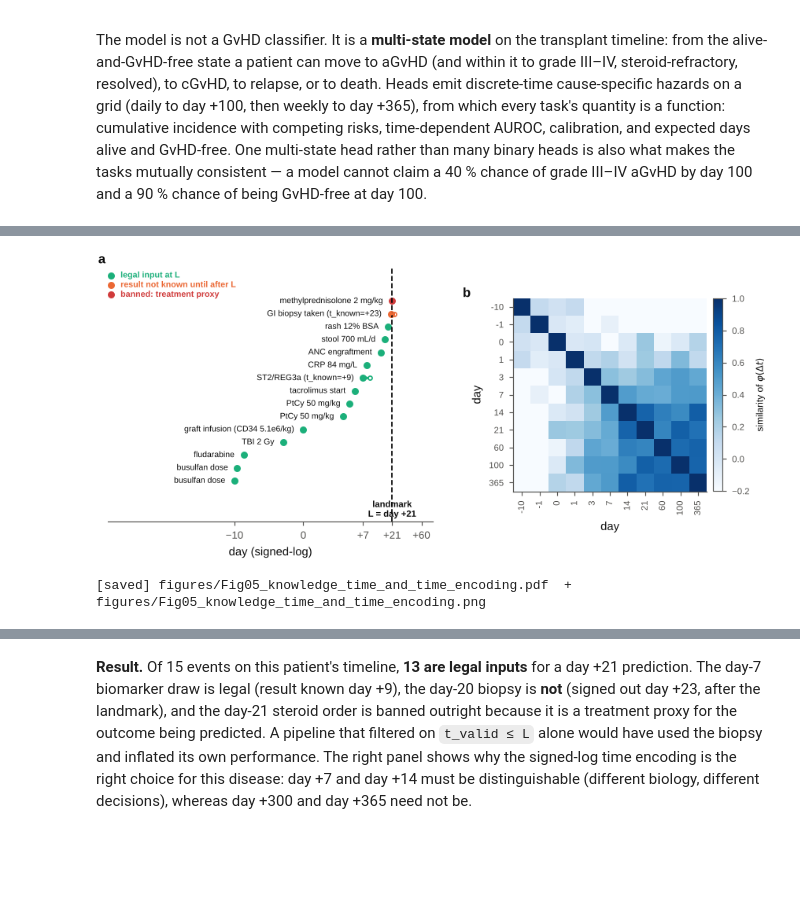
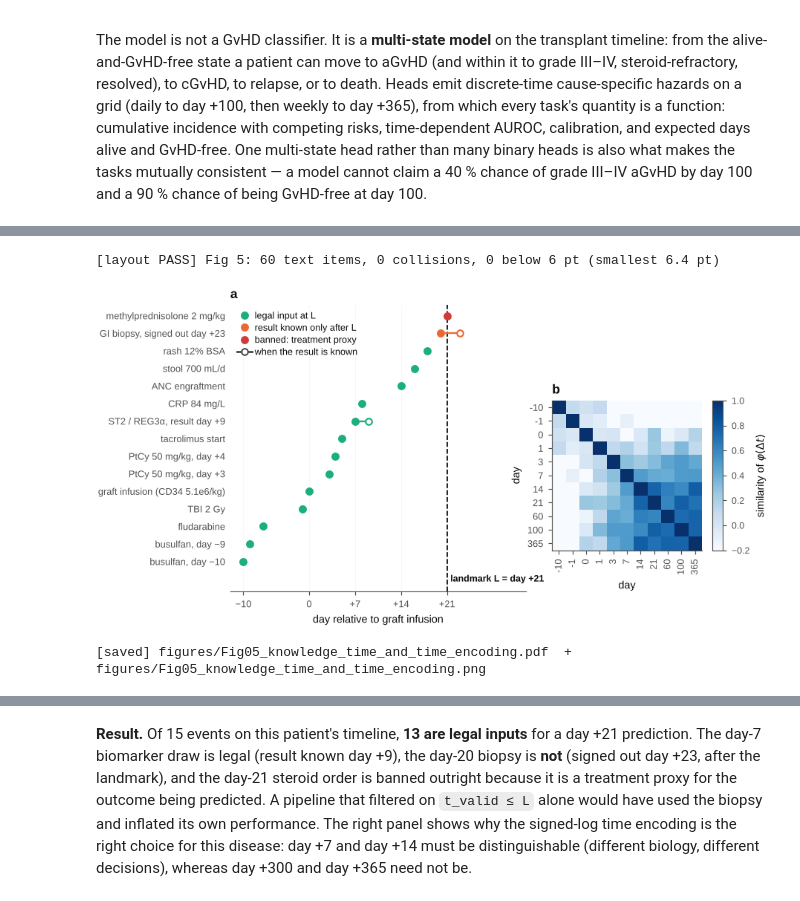
Before and after one commit to dhillonv10/benchmark-paper, a Jupyter notebook: ALLO_FM_GvHD_foundation_model.ipynb, the cells around one changed output, grey strips where cells are left out. Saved outputs shown, nothing was run; the diff lists cells and outputs as text; code cells hidden in the pictures; blank space fills up the shorter version.

```diff
--- a/ALLO_FM_GvHD_foundation_model.ipynb
+++ b/ALLO_FM_GvHD_foundation_model.ipynb
@@ -1141,65 +1237,58 @@ finish(fig, 4, 'architecture',
 # %%
 # ----------------------------------------------------------------------------- Figure 3: time encoding and the landmark mask, made concrete on one synthetic patient
 def phi(dt, k=6):
     """signed-log time features: sin/cos at several scales + the raw signed-log value (what the backbone receives)."""
     s = np.sign(dt) * np.log1p(np.abs(dt))
     return np.concatenate([[s]] + [[np.sin(s * 2 ** j), np.cos(s * 2 ** j)] for j in range(k)])
 
-EV = [(-10, 'busulfan dose', 'drug'), (-9, 'busulfan dose', 'drug'), (-7, 'fludarabine', 'drug'), (-1, 'TBI 2 Gy', 'proc'),
-      (0, 'graft infusion (CD34 5.1e6/kg)', 'proc'), (3, 'PtCy 50 mg/kg', 'drug'), (4, 'PtCy 50 mg/kg', 'drug'),
-      (5, 'tacrolimus start', 'drug'), (7, 'ST2/REG3a (t_known=+9)', 'assay'), (8, 'CRP 84 mg/L', 'lab'),
+EV = [(-10, 'busulfan, day −10', 'drug'), (-9, 'busulfan, day −9', 'drug'), (-7, 'fludarabine', 'drug'), (-1, 'TBI 2 Gy', 'proc'),
+      (0, 'graft infusion (CD34 5.1e6/kg)', 'proc'), (3, 'PtCy 50 mg/kg, day +3', 'drug'), (4, 'PtCy 50 mg/kg, day +4', 'drug'),
+      (5, 'tacrolimus start', 'drug'), (7, 'ST2 / REG3α, result day +9', 'assay'), (8, 'CRP 84 mg/L', 'lab'),
       (14, 'ANC engraftment', 'derived'), (16, 'stool 700 mL/d', 'stage'), (18, 'rash 12% BSA', 'stage'),
-      (20, 'GI biopsy taken (t_known=+23)', 'assay'), (21, 'methylprednisolone 2 mg/kg', 'drug*')]
+      (20, 'GI biopsy, signed out day +23', 'assay'), (21, 'methylprednisolone 2 mg/kg', 'drug*')]
 L = 21.0
 rows = []
 for t, lab, kind in EV:
     tk = t + (2 if 'ST2' in lab else 3 if 'biopsy' in lab else 0)
     rows.append(dict(event=lab, kind=kind, t_valid=t, t_known=tk, visible_at_L=(tk <= L), banned_proxy=kind.endswith('*')))
 ev = pd.DataFrame(rows)
 ev['usable for a day+21 prediction'] = np.where(ev.banned_proxy, 'NO (treatment proxy)', np.where(ev.visible_at_L, 'yes', 'NO (t_known > L)'))
-fig, axes = plt.subplots(1, 2, figsize=(FULL, 3.0), gridspec_kw=dict(width_ratios=[1.55, 1], wspace=.30))
-ax = axes[0]
+fig = plt.figure(figsize=(FULL, 3.6))
+axa = fig.add_axes([.285, .165, .395, .765]); axb = fig.add_axes([.715, .275, .20, .40])
+ax = axa; ax.set_axisbelow(True); ax.grid(axis='x', color=PAL['grid'], lw=.4)
 for i, r in ev.iterrows():
     ok = r['usable for a day+21 prediction'] == 'yes'
     c = PAL['aqua'] if ok else (PAL['bad'] if r.banned_proxy else PAL['orange'])
-    if r.t_known != r.t_valid:
-        ax.annotate('', xy=(np.log1p(r.t_known), i), xytext=(sx(r.t_valid), i),
-                    arrowprops=dict(arrowstyle='-|>', color=c, lw=1.0, mutation_scale=5, shrinkA=2, shrinkB=0))
-        ax.plot(np.log1p(r.t_known), i, 'o', color=c, ms=2.6, mfc='white', mew=.9)
-    ax.plot(sx(r.t_valid), i, 'o', color=c, ms=3.6)
-    ax.annotate(r.event, (sx(r.t_valid), i), textcoords='offset points', xytext=(-6, 0),
-                ha='right', va='center', fontsize=5.4, color=PAL['ink'])
-ax.axvline(np.log1p(L), color=PAL['ink'], ls='--', lw=.9)
-ax.text(np.log1p(L), -1.5, 'landmark\nL = day +21', fontsize=5.8, ha='center', va='top', fontweight='bold')
-ax.set_yticks([]); ax.set_xticks([sx(t) for t in (-10, 0, 7, 21, 60)])
-ax.set_xticklabels(['−10', '0', '+7', '+21', '+60'])
-ax.set_xlim(sx(-900), np.log1p(90)); ax.set_ylim(-3.2, len(ev) + 1.6)
-ax.set_xlabel('day (signed-log)'); ax.spines['left'].set_visible(False); panel(ax, 'a', dx=-.03)
-for j, (c, lab) in enumerate(((PAL['aqua'], 'legal input at L'),
-                              (PAL['orange'], 'result not known until after L'),
-                              (PAL['bad'], 'banned: treatment proxy'))):
-    ax.plot(sx(-800), len(ev) + 1.0 - j * .75, 'o', color=c, ms=3.6)
-    ax.annotate(lab, (sx(-800), len(ev) + 1.0 - j * .75), textcoords='offset points', xytext=(6, 0),
-                fontsize=5.5, va='center', ha='left', color=c, fontweight='bold')
-ax = axes[1]
+    if r.t_known != r.t_valid:                                       # the lag between "it happened" and "we knew"
+        ax.plot([r.t_valid, r.t_known], [i, i], color=c, lw=1.2, zorder=3)
+        ax.plot(r.t_known, i, 'o', ms=4.4, mfc='white', mec=c, mew=1.1, zorder=4)
+    ax.plot(r.t_valid, i, 'o', color=c, ms=4.6, zorder=5)
+ax.set_yticks(range(len(ev))); ax.set_yticklabels(ev.event); ax.tick_params(axis='y', length=0)
+ax.axvline(L, color=PAL['ink'], ls='--', lw=.9, zorder=2)
+ax.text(L + .5, -1.0, 'landmark L = day +21', fontsize=6.4, ha='left', va='center', fontweight='bold')
+ax.set_xticks([-10, 0, 7, 14, 21]); ax.set_xticklabels(['−10', '0', '+7', '+14', '+21'])
+ax.set_xlim(-12, 33); ax.set_ylim(-1.7, len(ev) - .4); ax.set_xlabel('day relative to graft infusion'); ax.spines['left'].set_visible(False)
+ax.legend([plt.Line2D([], [], color=c, marker='o', ls='none', ms=4.6) for c in (PAL['aqua'], PAL['orange'], PAL['bad'])] +
+          [plt.Line2D([], [], color=PAL['ink2'], marker='o', ls='-', ms=4.4, mfc='white', mew=1.1)],
+          ['legal input at L', 'result known only after L', 'banned: treatment proxy', 'when the result is known'],
+          loc='upper left', labelspacing=.35, handletextpad=.3)
+panel(ax, 'a')
 TT = np.array([-10, -1, 0, 1, 3, 7, 14, 21, 60, 100, 365])
-P = np.array([phi(t) for t in TT]); nrm = np.linalg.norm(P, axis=1)
-sim = P @ P.T / (nrm[:, None] * nrm[None, :])
-im = ax.imshow(sim, cmap='Blues', vmin=-.2, vmax=1)
-ax.set_xticks(range(len(TT))); ax.set_xticklabels(TT, fontsize=5.8, rotation=90)
-ax.set_yticks(range(len(TT))); ax.set_yticklabels(TT, fontsize=5.8); ax.grid(False)
-ax.set_xlabel('day'); ax.set_ylabel('day'); panel(ax, 'b', dx=-.26)
-cb = plt.colorbar(im, ax=ax, fraction=.046, pad=.03); cb.ax.tick_params(labelsize=5.8)
-cb.set_label('similarity of $\\varphi(\\Delta t)$', fontsize=6.2)
+P = np.array([phi(t) for t in TT]); nrm = np.linalg.norm(P, axis=1); sim = P @ P.T / (nrm[:, None] * nrm[None, :])
+im = axb.imshow(sim, cmap='Blues', vmin=-.2, vmax=1)
+axb.set_xticks(range(len(TT))); axb.set_xticklabels(TT, rotation=90); axb.set_yticks(range(len(TT))); axb.set_yticklabels(TT)
+axb.set_xlabel('day'); axb.set_ylabel('day'); axb.grid(False); panel(axb, 'b')
+cax = axb.inset_axes([1.07, 0, .07, 1]); cb = fig.colorbar(im, cax=cax); cb.set_label('similarity of $\\varphi(\\Delta t)$'); cb.ax.tick_params(labelsize=6.4)
 finish(fig, 5, 'knowledge_time_and_time_encoding',
-       'Knowledge time and time encoding. (a) One patient\'s timeline. An event is a legal input at landmark L '
-       'only if its result was known by then, which is not the same as having happened by then: the day-20 '
-       'biopsy signs out on day +23 and is inadmissible, and the day-21 steroid order is banned outright as a '
-       'proxy for the outcome. (b) The signed-log time encoding keeps early days distinguishable (day +7 vs '
-       '+14 are different decisions) while compressing late follow-up, where a week does not matter.')
+       'Knowledge time and time encoding. (a) One patient timeline. Filled marker: when an event happened; open marker: when its '
+       'result became known. An event is a legal input at landmark L only if its result was known by then, which is not the same '
+       'as having happened by then: the day-20 biopsy signs out on day +23 and is inadmissible, and the day-21 steroid order is '
+       'banned outright as a proxy for the outcome. (b) The signed-log time encoding of the model keeps early days distinguishable '
+       '(day +7 and +14 are different decisions) and compresses late follow-up.')
 display(md_table(ev[['event', 'kind', 't_valid', 't_known', 'usable for a day+21 prediction']]))
 # %% [output]
+[layout PASS] Fig 5: 60 text items, 0 collisions, 0 below 6 pt (smallest 6.4 pt)
-[figure, old version]
+[figure, new version]
-[saved] figures/Fig05_knowledge_time_and_time_encoding.pdf  +  figures/Fig05_knowledge_time_and_time_encoding.png
+[saved] figures/Fig05_knowledge_time_and_time_encoding.pdf  +  figures/Fig05_knowledge_time_and_time_encoding.png
 | event | kind | t_valid | t_known | usable for a day+21 prediction |
 |---|---|---|---|---|
```
Also changed, not shown: parts of 16 cells of this notebook, 33 other files.
